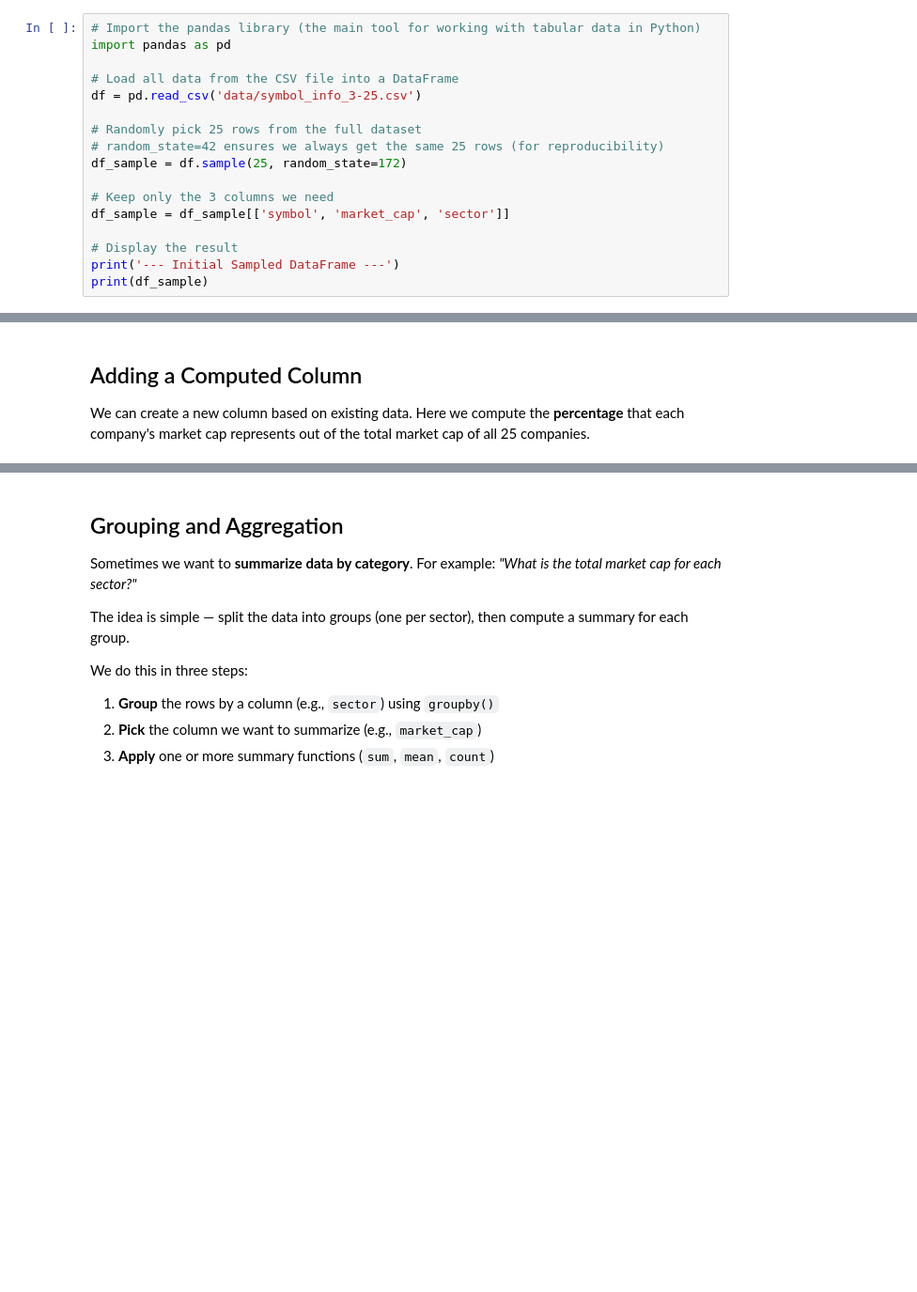
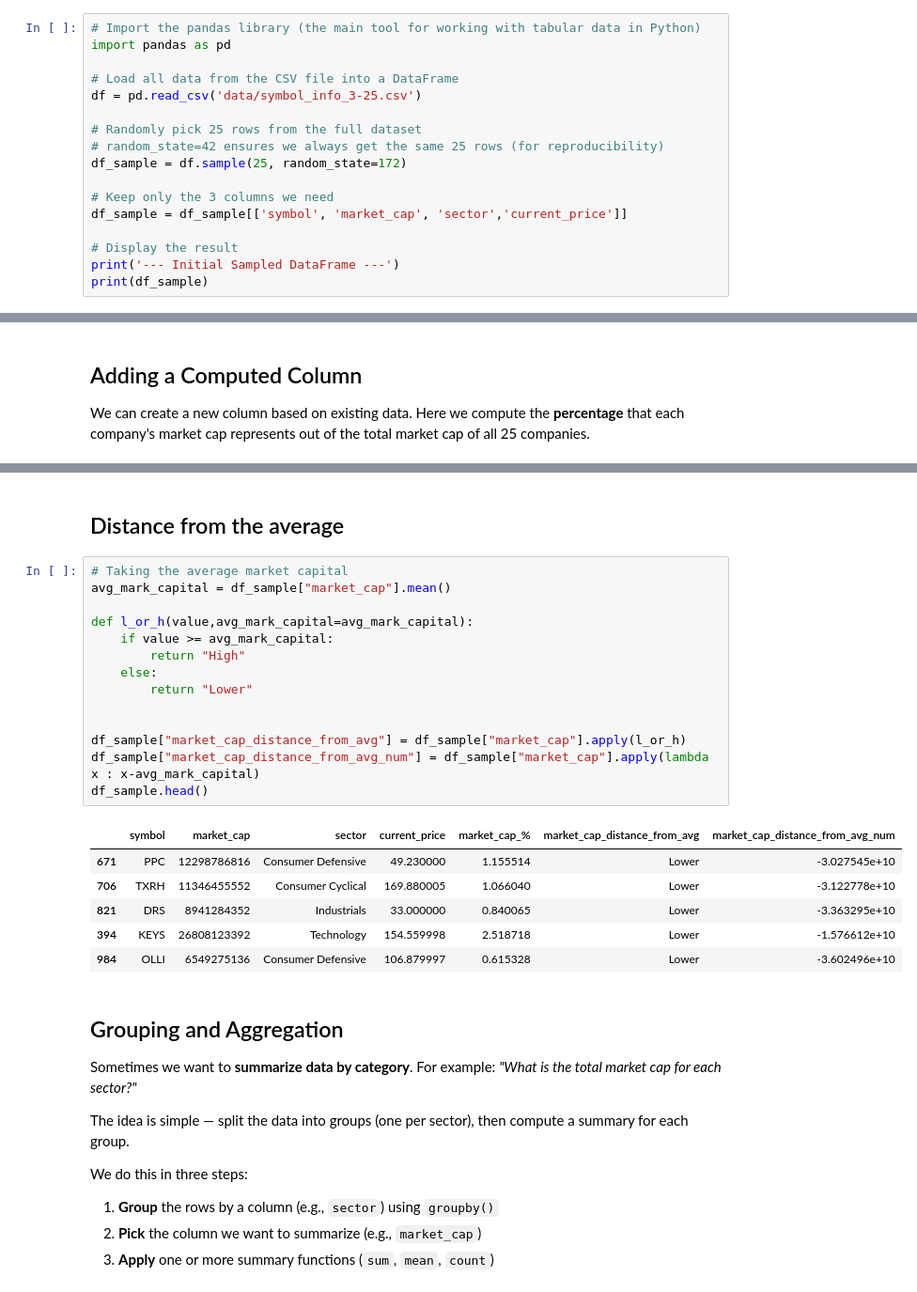
Before and after one commit to andreaisaia00/Andrea-Isaia-BDA2026, a Jupyter notebook: DF_basic.ipynb, the cells around one changed output, grey strips where cells are left out. Shown at 94% size. Saved outputs shown, nothing was run; the diff lists cells and outputs as text; blank space fills up the shorter version.

```diff
--- a/DF_basic.ipynb
+++ b/DF_basic.ipynb
@@ -29,7 +29,7 @@ df = pd.read_csv('data/symbol_info_3-25.csv')
 df_sample = df.sample(25, random_state=172)
 
 # Keep only the 3 columns we need
-df_sample = df_sample[['symbol', 'market_cap', 'sector']]
+df_sample = df_sample[['symbol', 'market_cap', 'sector','current_price']]
 
 # Display the result
 print('--- Initial Sampled DataFrame ---')
@@ -226,3 +223,26 @@ print(df_sample)
+# %% [markdown]
+## Distance from the average
+# %%
+# Taking the average market capital
+avg_mark_capital = df_sample["market_cap"].mean()
+
+def l_or_h(value,avg_mark_capital=avg_mark_capital):
+    if value >= avg_mark_capital:
+        return "High"
+    else:
+        return "Lower"
+
+
+df_sample["market_cap_distance_from_avg"] = df_sample["market_cap"].apply(l_or_h)
+df_sample["market_cap_distance_from_avg_num"] = df_sample["market_cap"].apply(lambda x : x-avg_mark_capital)
+df_sample.head()
+# %% [output]
+|  | symbol | market_cap | sector | current_price | market_cap_% | market_cap_distance_from_avg | market_cap_distance_from_avg_num |
+| 671 | PPC | 12298786816 | Consumer Defensive | 49.230000 | 1.155514 | Lower | -3.027545e+10 |
+| 706 | TXRH | 11346455552 | Consumer Cyclical | 169.880005 | 1.066040 | Lower | -3.122778e+10 |
+| 821 | DRS | 8941284352 | Industrials | 33.000000 | 0.840065 | Lower | -3.363295e+10 |
+| 394 | KEYS | 26808123392 | Technology | 154.559998 | 2.518718 | Lower | -1.576612e+10 |
+| 984 | OLLI | 6549275136 | Consumer Defensive | 106.879997 | 0.615328 | Lower | -3.602496e+10 |
 # %% [markdown]
 ## Grouping and Aggregation
 
```
Also changed, not shown: parts of 5 cells of this notebook.
